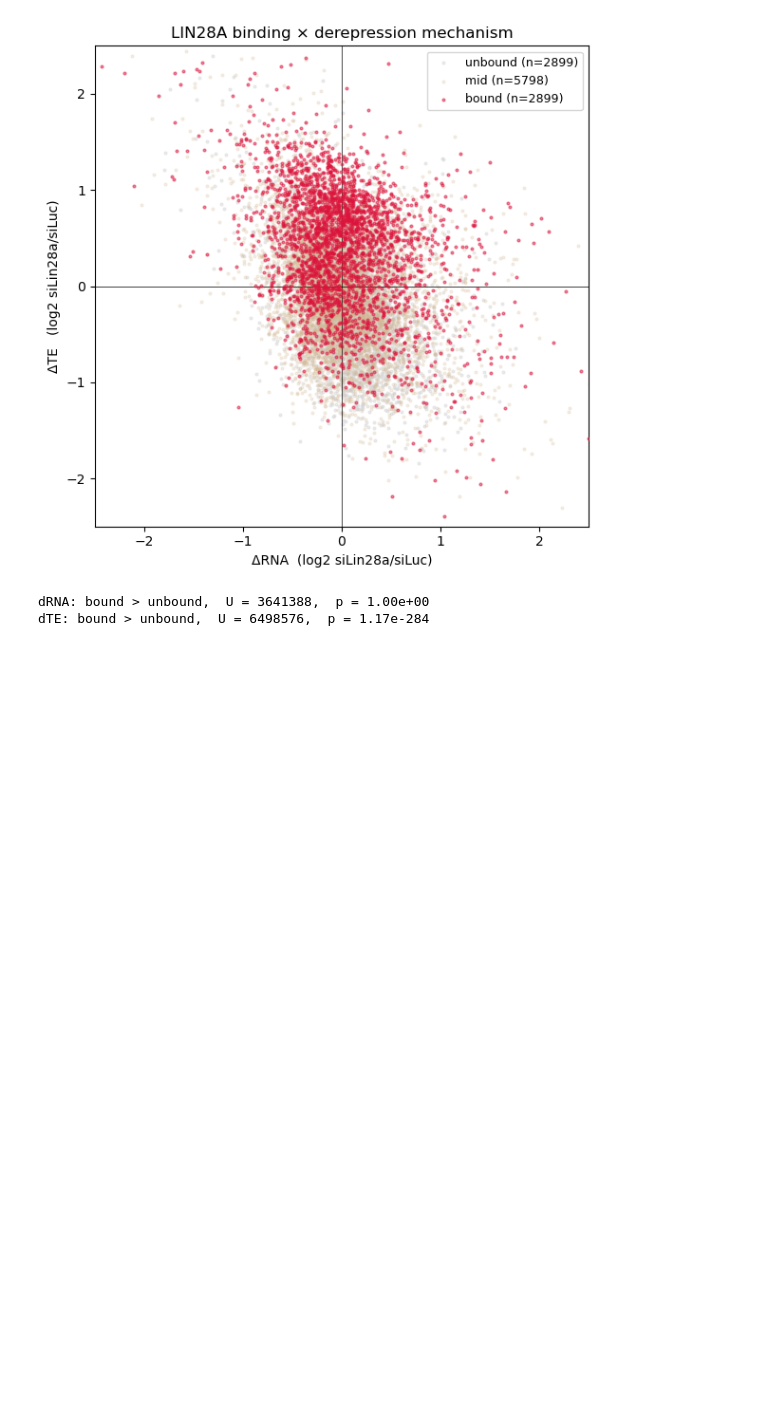
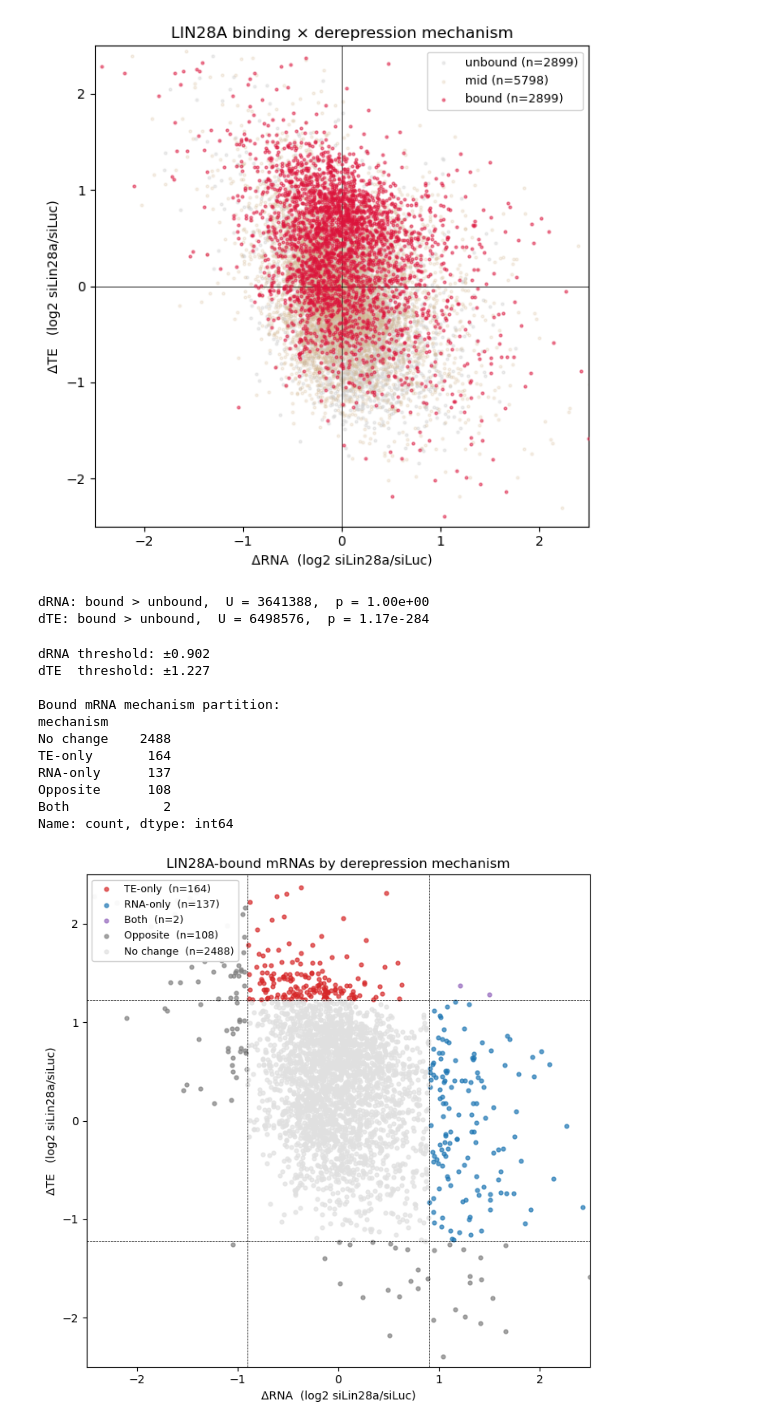
Before and after one commit to jungminlee-SNU1105/bioinfo-assignment-1, a Jupyter notebook: project_analysis.ipynb, the cells around one changed output. Drawn from its saved outputs; the diff is of its cells as text; code cells hidden in the pictures; blank space fills up the shorter version.

Commit message:
Week 4: W4-3 + W4-3b mechanism partition (95% strict + 80% sensitivity) — TE-dominant but RNA-only substantial, Both robustly rare

```diff
--- a/project_analysis.ipynb
+++ b/project_analysis.ipynb
@@ -138,0 +151,58 @@ dTE: bound > unbound,  U = 6498576,  p = 1.17e-284
+# %%
+# Noise floor: 95th percentile of |unbound| dRNA, dTE
+unbound = df[df['binding'] == 'unbound']
+dRNA_thresh = np.percentile(unbound['dRNA'].abs(), 95)
+dTE_thresh  = np.percentile(unbound['dTE'].abs(),  95)
+print(f'dRNA threshold: ±{dRNA_thresh:.3f}')
+print(f'dTE  threshold: ±{dTE_thresh:.3f}')
+
+# Partition bound mRNAs
+bound = df[df['binding'] == 'bound'].copy()
+
+def classify(row):
+    rna_up = row['dRNA'] >  dRNA_thresh
+    rna_dn = row['dRNA'] < -dRNA_thresh
+    te_up  = row['dTE']  >  dTE_thresh
+    te_dn  = row['dTE']  < -dTE_thresh
+    if te_up and not (rna_up or rna_dn):  return 'TE-only'
+    if rna_up and not (te_up or te_dn):   return 'RNA-only'
+    if te_up and rna_up:                  return 'Both'
+    if te_dn or rna_dn:                   return 'Opposite'
+    return 'No change'
+
+bound['mechanism'] = bound.apply(classify, axis=1)
+print('\nBound mRNA mechanism partition:')
+print(bound['mechanism'].value_counts())
+
+# Scatter with mechanism colors
+fig, ax = plt.subplots(figsize=(7, 7))
+colors = {'TE-only':  '#d62728', 'RNA-only': '#1f77b4',
+        'Both':     '#9467bd', 'Opposite': '#7f7f7f',
+        'No change':'#e0e0e0'}
+for label, color in colors.items():
+    sub = bound[bound['mechanism'] == label]
+    ax.scatter(sub['dRNA'], sub['dTE'], s=12, alpha=0.7,
+                color=color, label=f'{label}  (n={len(sub)})')
+ax.axhline( dTE_thresh, color='k', lw=0.5, ls='--')
+ax.axhline(-dTE_thresh, color='k', lw=0.5, ls='--')
+ax.axvline( dRNA_thresh, color='k', lw=0.5, ls='--')
+ax.axvline(-dRNA_thresh, color='k', lw=0.5, ls='--')
+ax.set_xlabel('ΔRNA  (log2 siLin28a/siLuc)')
+ax.set_ylabel('ΔTE   (log2 siLin28a/siLuc)')
+ax.set_title('LIN28A-bound mRNAs by derepression mechanism')
+ax.legend(loc='upper left', fontsize=9, framealpha=0.95)
+ax.set_xlim(-2.5, 2.5); ax.set_ylim(-2.5, 2.5)
+plt.tight_layout(); plt.show()
+# %% [output]
+dRNA threshold: ±0.902
+dTE  threshold: ±1.227
+
+Bound mRNA mechanism partition:
+mechanism
+No change    2488
+TE-only       164
+RNA-only      137
+Opposite      108
+Both            2
+Name: count, dtype: int64
+[figure, added]
```
Also changed, not shown: parts of 3 cells of this notebook.
